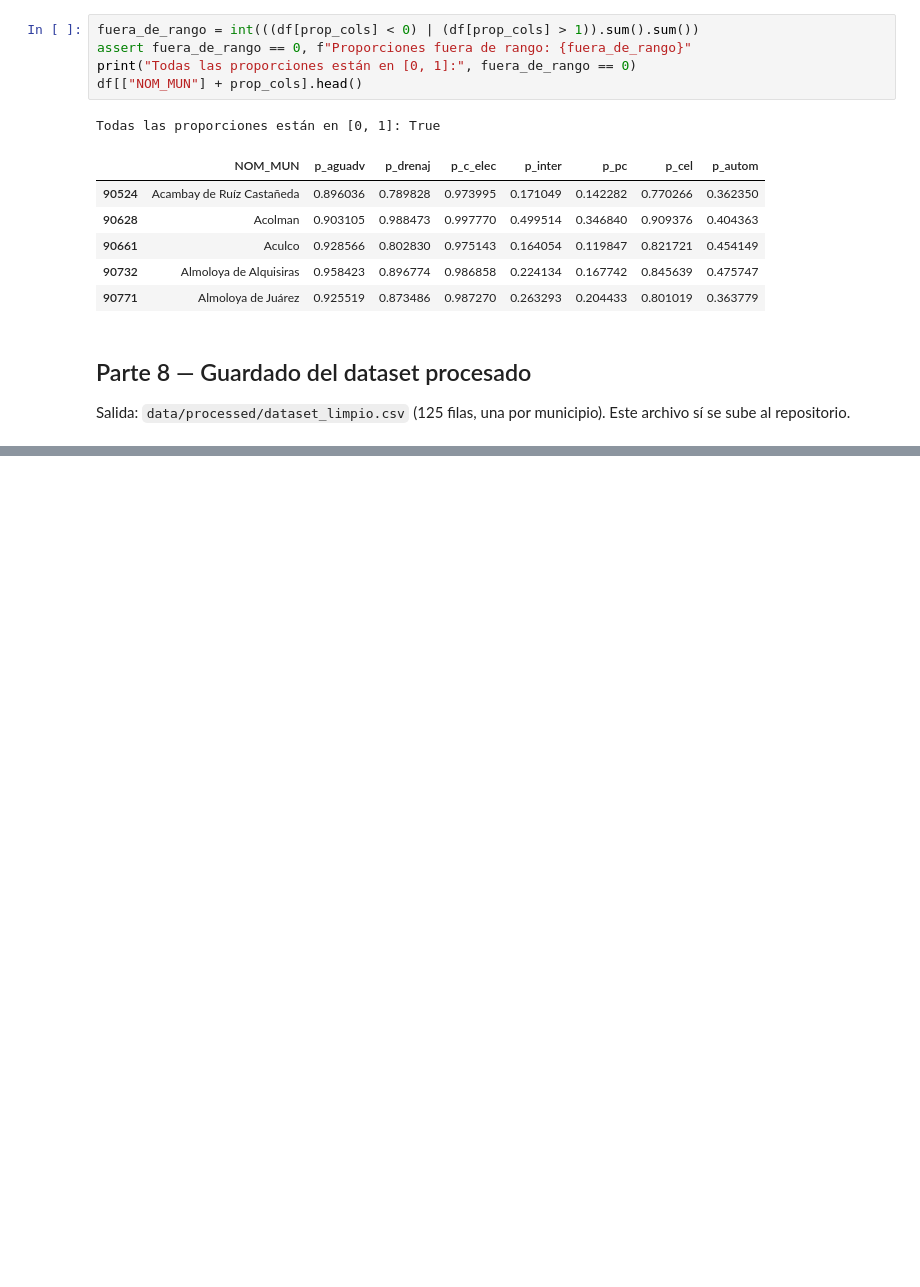
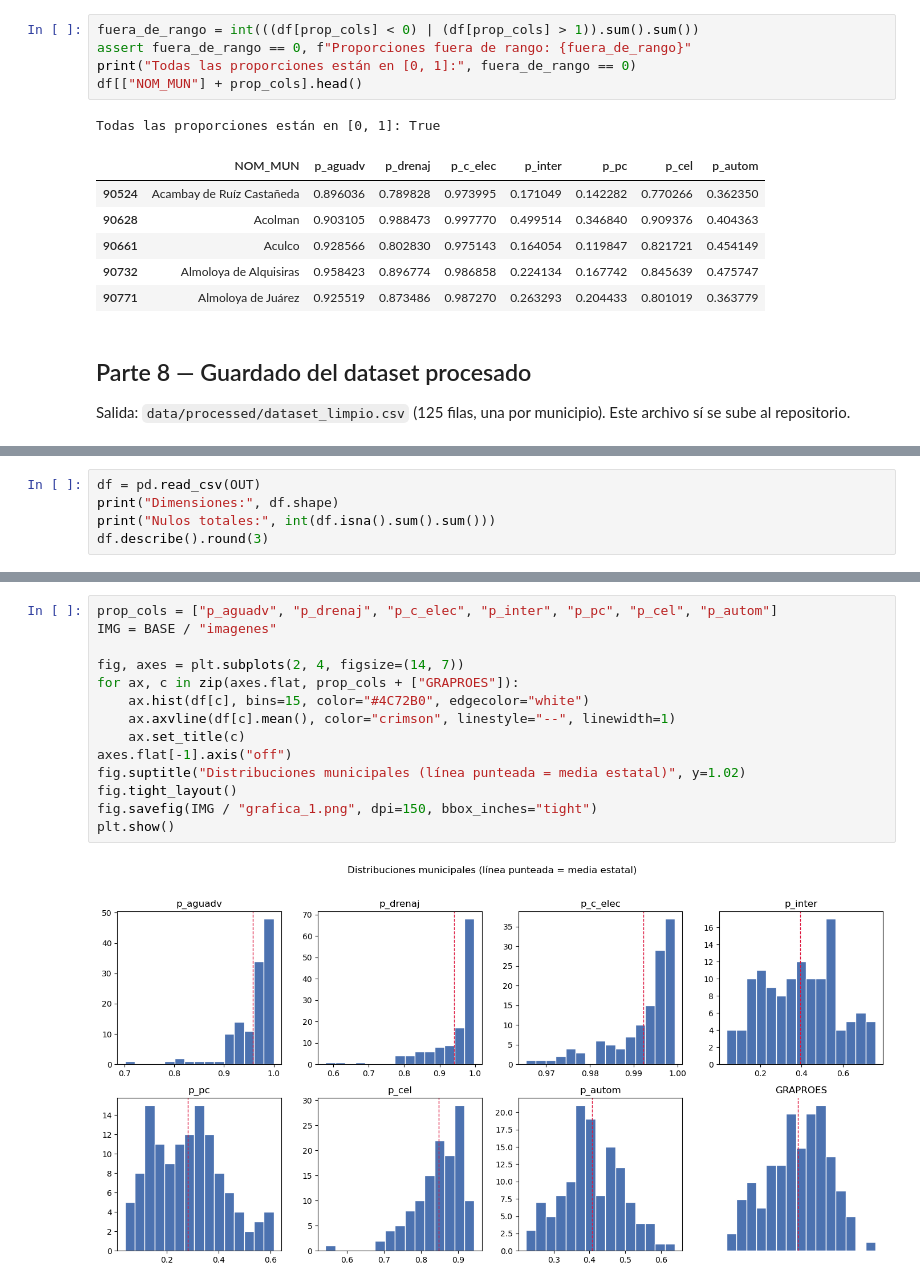
Before and after one commit to Elias-Manuel-Marquez-Bailon/proyecto-articulo-datos-publicos, a Jupyter notebook: notebook/analisis_datos_publicos.ipynb, the cells around one changed output, grey strips where cells are left out. Drawn from its saved outputs; the diff is of its cells as text; blank space fills up the shorter version.

Commit message:
Fase 3: analisis exploratorio con 5 visualizaciones y hallazgos de correlacion

```diff
--- a/notebook/analisis_datos_publicos.ipynb
+++ b/notebook/analisis_datos_publicos.ipynb
@@ -181,0 +186,5 @@ Filas: 125 | Columnas: 22
+# %%
+df = pd.read_csv(OUT)
+print("Dimensiones:", df.shape)
+print("Nulos totales:", int(df.isna().sum().sum()))
+df.describe().round(3)
@@ -181,0 +209,16 @@ Filas: 125 | Columnas: 22
+# %%
+prop_cols = ["p_aguadv", "p_drenaj", "p_c_elec", "p_inter", "p_pc", "p_cel", "p_autom"]
+IMG = BASE / "imagenes"
+
+fig, axes = plt.subplots(2, 4, figsize=(14, 7))
+for ax, c in zip(axes.flat, prop_cols + ["GRAPROES"]):
+    ax.hist(df[c], bins=15, color="#4C72B0", edgecolor="white")
+    ax.axvline(df[c].mean(), color="crimson", linestyle="--", linewidth=1)
+    ax.set_title(c)
+axes.flat[-1].axis("off")
+fig.suptitle("Distribuciones municipales (línea punteada = media estatal)", y=1.02)
+fig.tight_layout()
+fig.savefig(IMG / "grafica_1.png", dpi=150, bbox_inches="tight")
+plt.show()
+# %% [output]
+[figure, added]
```
Also changed, not shown: parts of 14 cells of this notebook, 5 other files.
